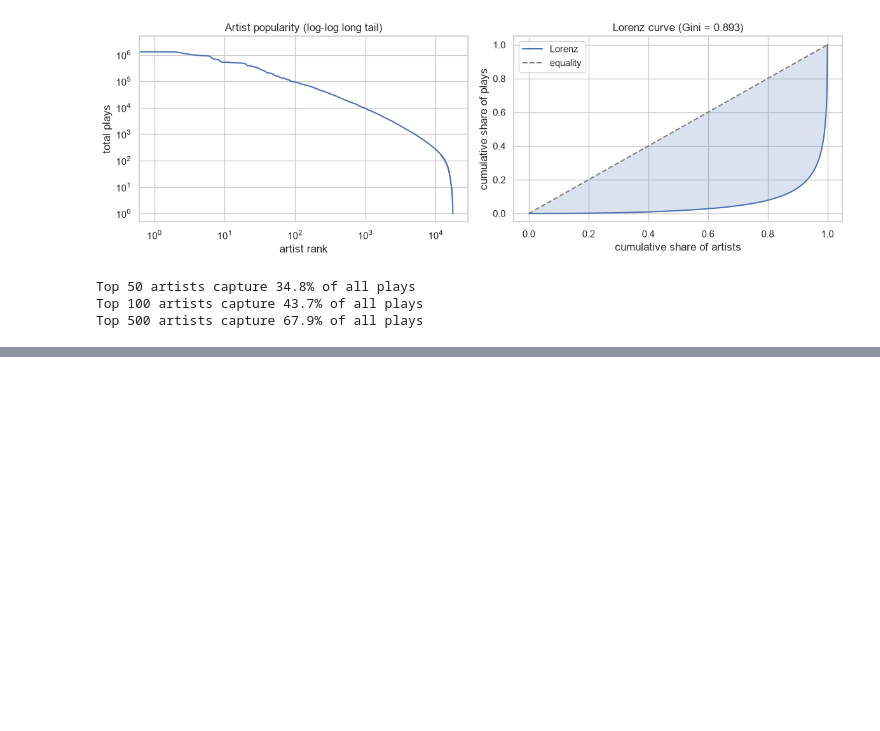
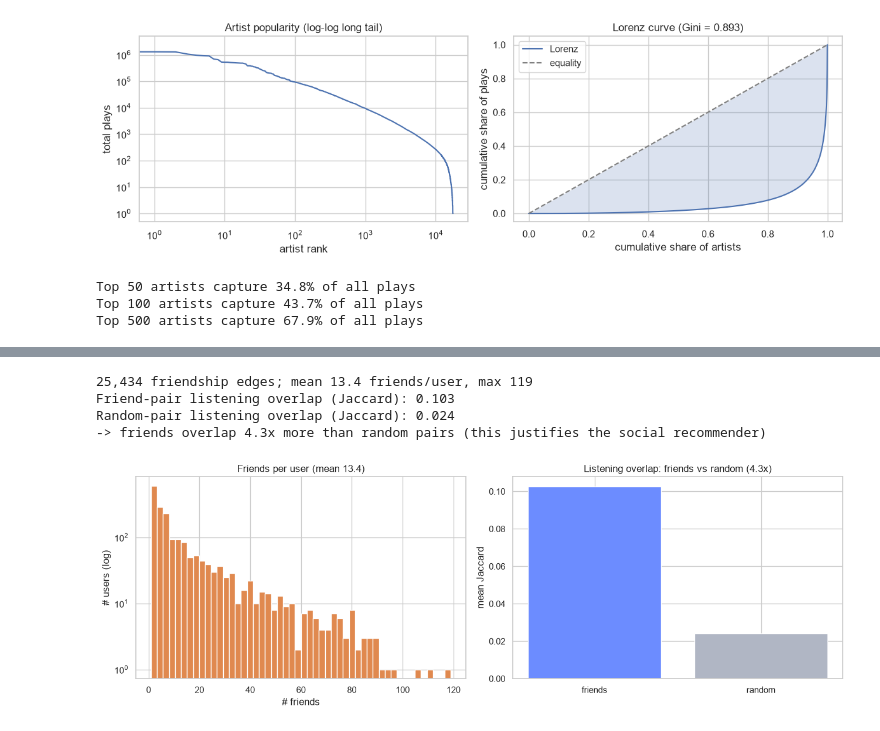
Before and after one commit to paugratacosfuste/recommender-systems-lastfm, a Jupyter notebook: notebooks/01_eda.ipynb, the cells around one changed output, grey strips where cells are left out. Cells and saved outputs as stored; diff of their text form; code cells hidden in the pictures; blank space fills up the shorter version.

```diff
--- a/notebooks/01_eda.ipynb
+++ b/notebooks/01_eda.ipynb
@@ -154,0 +179,19 @@ top_users
+# %%
+degree = eda.friend_degree(friends)
+overlap = eda.friend_listening_overlap(interactions, friends)
+print(f"{len(friends):,} friendship edges; mean {degree.mean():.1f} friends/user, max {degree.max()}")
+print(f"Friend-pair listening overlap (Jaccard): {overlap['friend_jaccard']:.3f}")
+print(f"Random-pair listening overlap (Jaccard): {overlap['random_jaccard']:.3f}")
+print(f"-> friends overlap {overlap['ratio']:.1f}x more than random pairs (this justifies the social recommender)")
+fig, axes = plt.subplots(1, 2, figsize=(13, 4.5))
+axes[0].hist(degree, bins=50, color='#e0894f'); axes[0].set_yscale('log')
+axes[0].set_title(f'Friends per user (mean {degree.mean():.1f})'); axes[0].set_xlabel('# friends'); axes[0].set_ylabel('# users (log)')
+axes[1].bar(['friends','random'], [overlap['friend_jaccard'], overlap['random_jaccard']], color=['#6c8cff','#b0b6c4'])
+axes[1].set_title(f'Listening overlap: friends vs random ({overlap["ratio"]:.1f}x)'); axes[1].set_ylabel('mean Jaccard')
+fig.tight_layout(); fig.savefig(FIG_DIR/'friendship_analysis.png', dpi=120); plt.show()
+# %% [output]
+25,434 friendship edges; mean 13.4 friends/user, max 119
+Friend-pair listening overlap (Jaccard): 0.103
+Random-pair listening overlap (Jaccard): 0.024
+-> friends overlap 4.3x more than random pairs (this justifies the social recommender)
+[figure, added]
```
Also changed, not shown: parts of 23 cells of this notebook, 13 other files.
